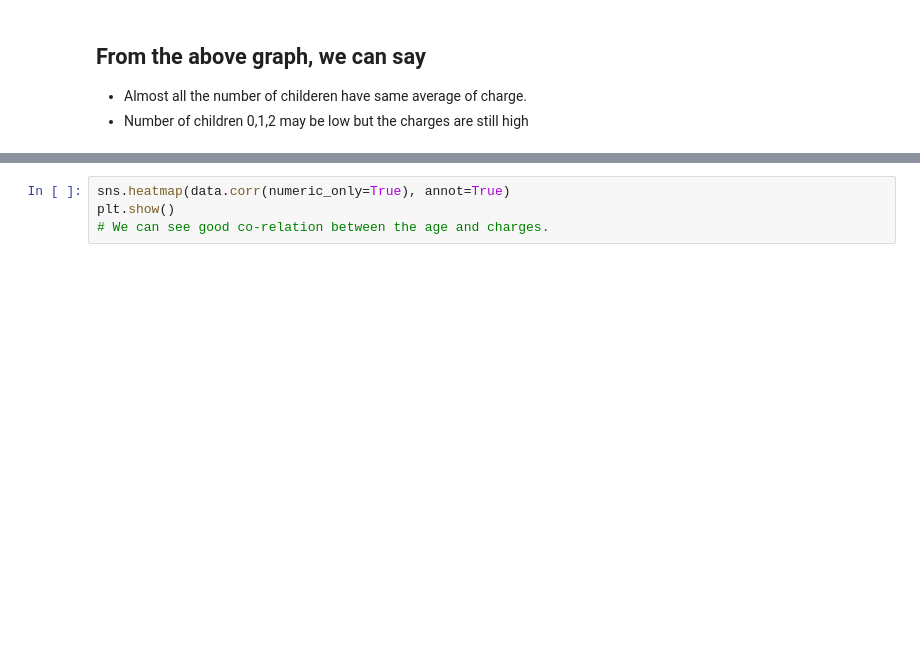
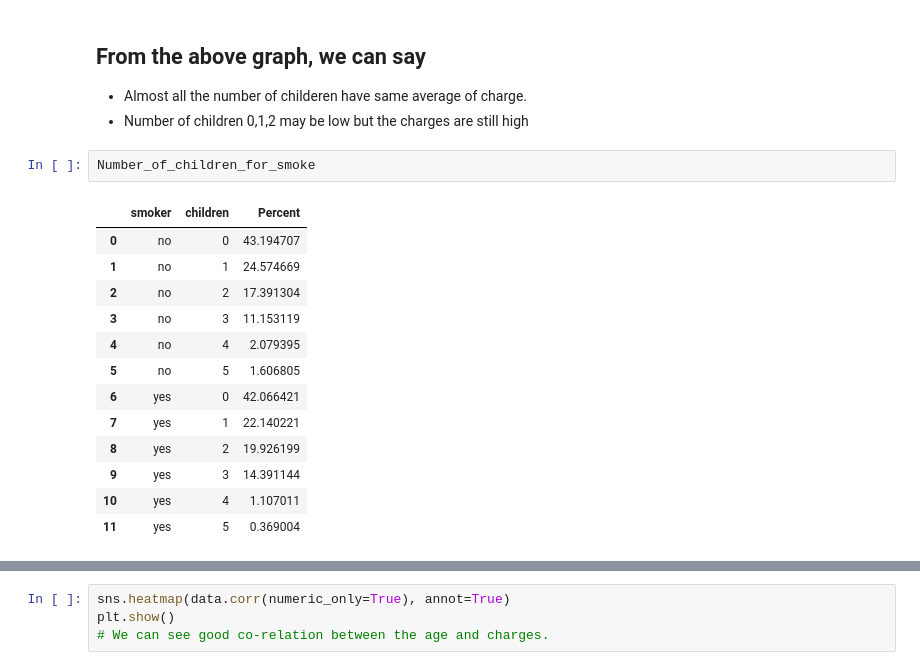
Before and after one commit to SachinSS96/Portfolio, a Jupyter notebook: Python/Insurance/Insurance_EDA_Hypothesis_Testing.ipynb, the cells around one changed output, grey strips where cells are left out. Drawn from its saved outputs; the diff is of its cells as text; blank space fills up the shorter version.

```diff
--- a/Python/Insurance/Insurance_EDA_Hypothesis_Testing.ipynb
+++ b/Python/Insurance/Insurance_EDA_Hypothesis_Testing.ipynb
@@ -331,4 +331,20 @@ plt.show()
 ## From the above graph, we can say
 - Almost all the number of childeren have same average of charge.
 - Number of children 0,1,2 may be low but the charges are still high
+# %%
+Number_of_children_for_smoke
+# %% [output]
+|  | smoker | children | Percent |
+| 0 | no | 0 | 43.194707 |
+| 1 | no | 1 | 24.574669 |
+| 2 | no | 2 | 17.391304 |
+| 3 | no | 3 | 11.153119 |
+| 4 | no | 4 | 2.079395 |
+| 5 | no | 5 | 1.606805 |
+| 6 | yes | 0 | 42.066421 |
+| 7 | yes | 1 | 22.140221 |
+| 8 | yes | 2 | 19.926199 |
+| 9 | yes | 3 | 14.391144 |
+| 10 | yes | 4 | 1.107011 |
+| 11 | yes | 5 | 0.369004 |
 # %%
```
Also changed, not shown: parts of 12 cells of this notebook.
